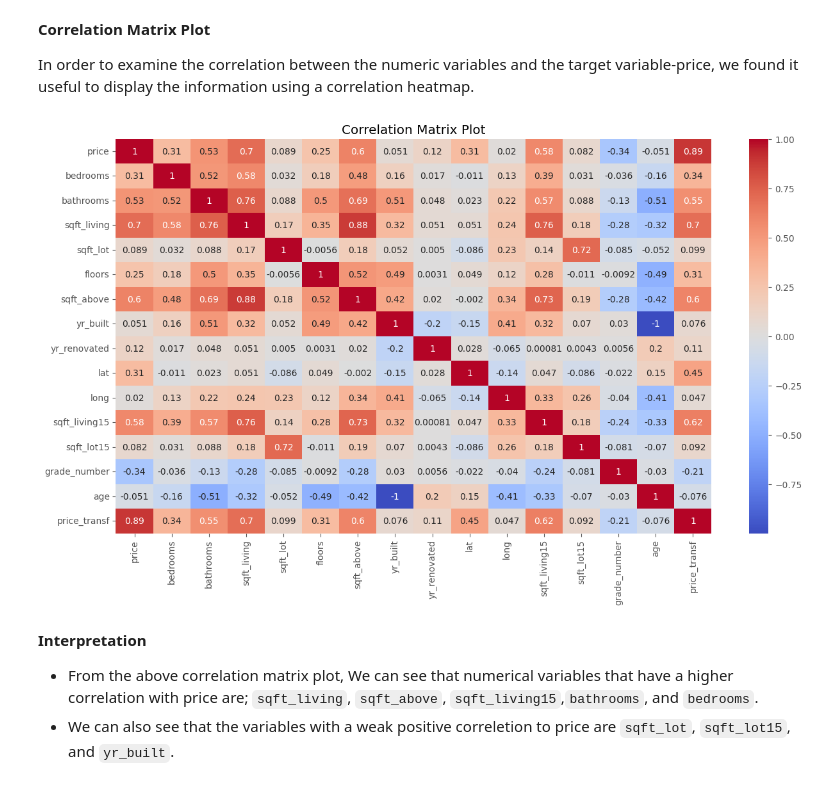
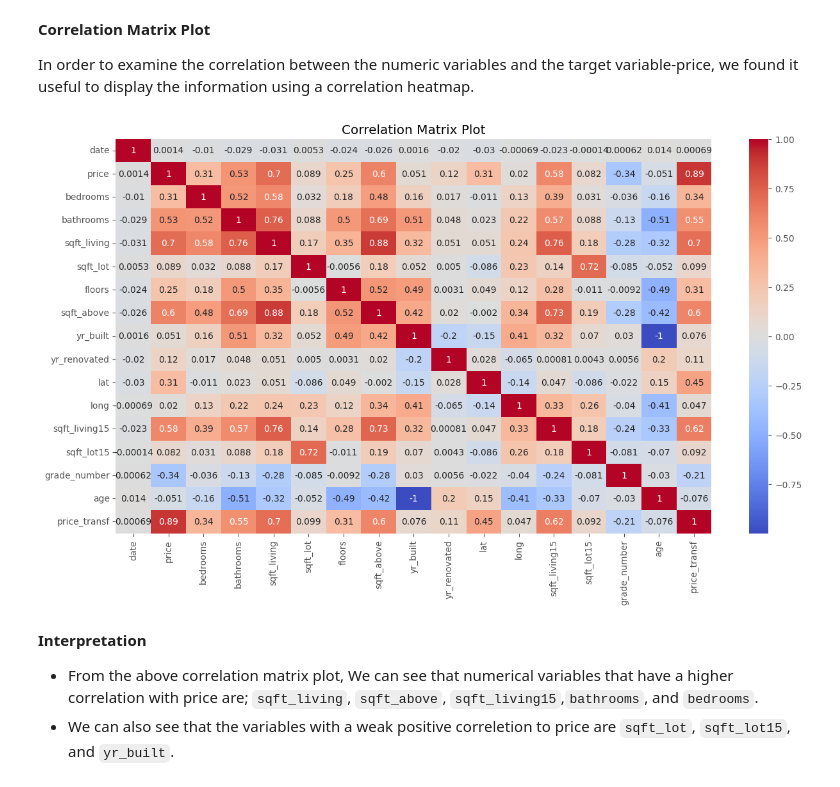
Before and after one commit to D-EKALE/KC-Housing-Project-2, a Jupyter notebook: student.ipynb, the cells around one changed output. Saved outputs shown, nothing was run; the diff lists cells and outputs as text; code cells hidden in the pictures.

````diff
--- a/student.ipynb
+++ b/student.ipynb
@@ -234,13 +233,13 @@ Index(['id', 'date', 'price', 'bedrooms', 'bathrooms', 'sqft_living',
 
 In order to examine the correlation between the numeric variables and the target variable-price, we found it useful to display the information using a correlation heatmap.
 # %%
-df_corr = df.drop(['date','id','zipcode'], axis=1)
+df_corr = df.drop(['id','zipcode'], axis=1)
 plt.figure(figsize=(15,8))
 sns.heatmap(df_corr.corr(numeric_only=True), annot=True, cmap='coolwarm')
 plt.title('Correlation Matrix Plot')
 plt.show()
 # %% [output]
-[figure, old version]
+[figure, new version]
 # %% [markdown]
 **Interpretation**
 * From the above correlation matrix plot, We can see that numerical variables that have a higher correlation with price are; ```sqft_living```, ```sqft_above```, ```sqft_living15```,```bathrooms```, and  ```bedrooms```.
````
Also changed, not shown: parts of 17 cells of this notebook.
